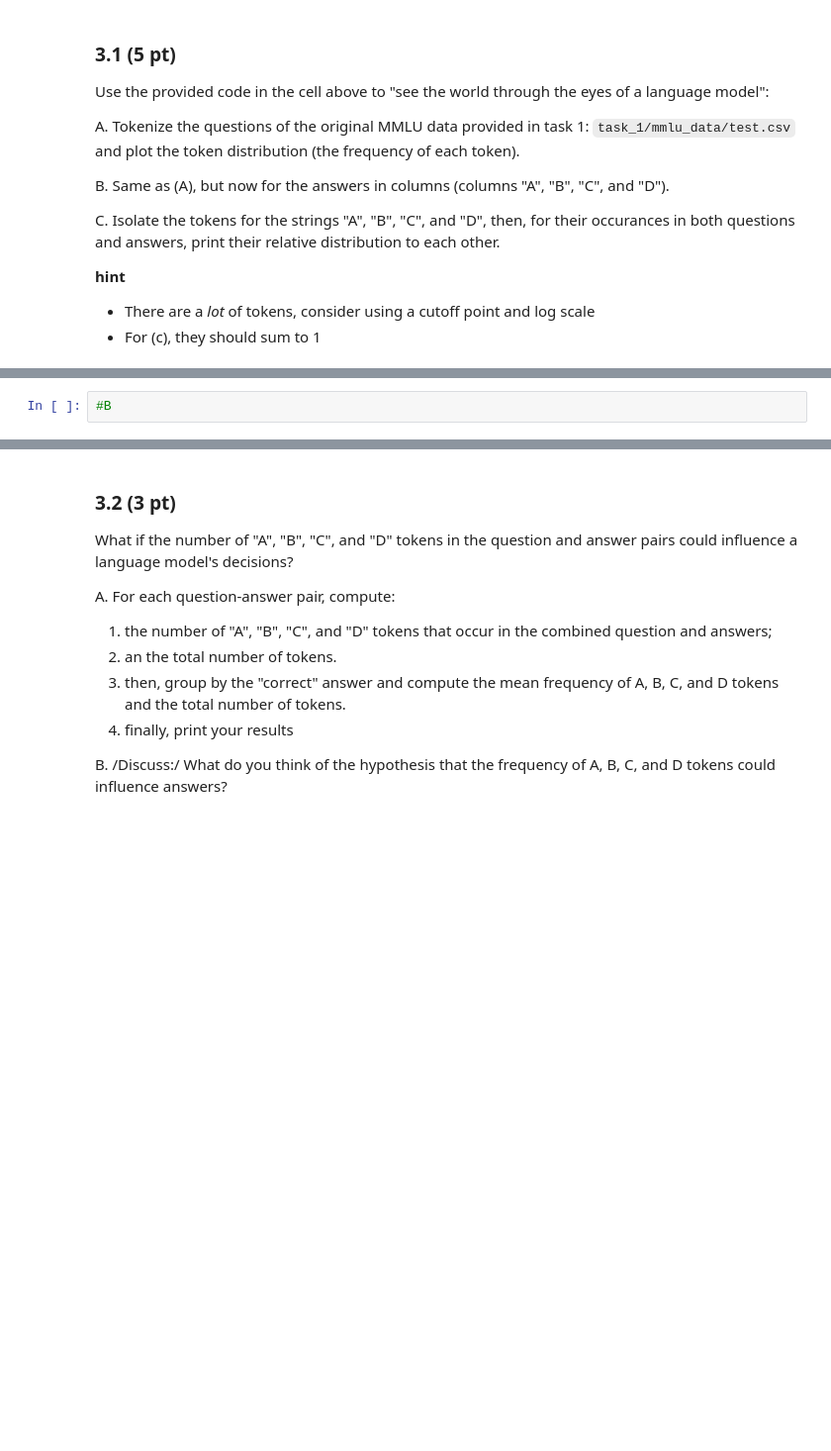
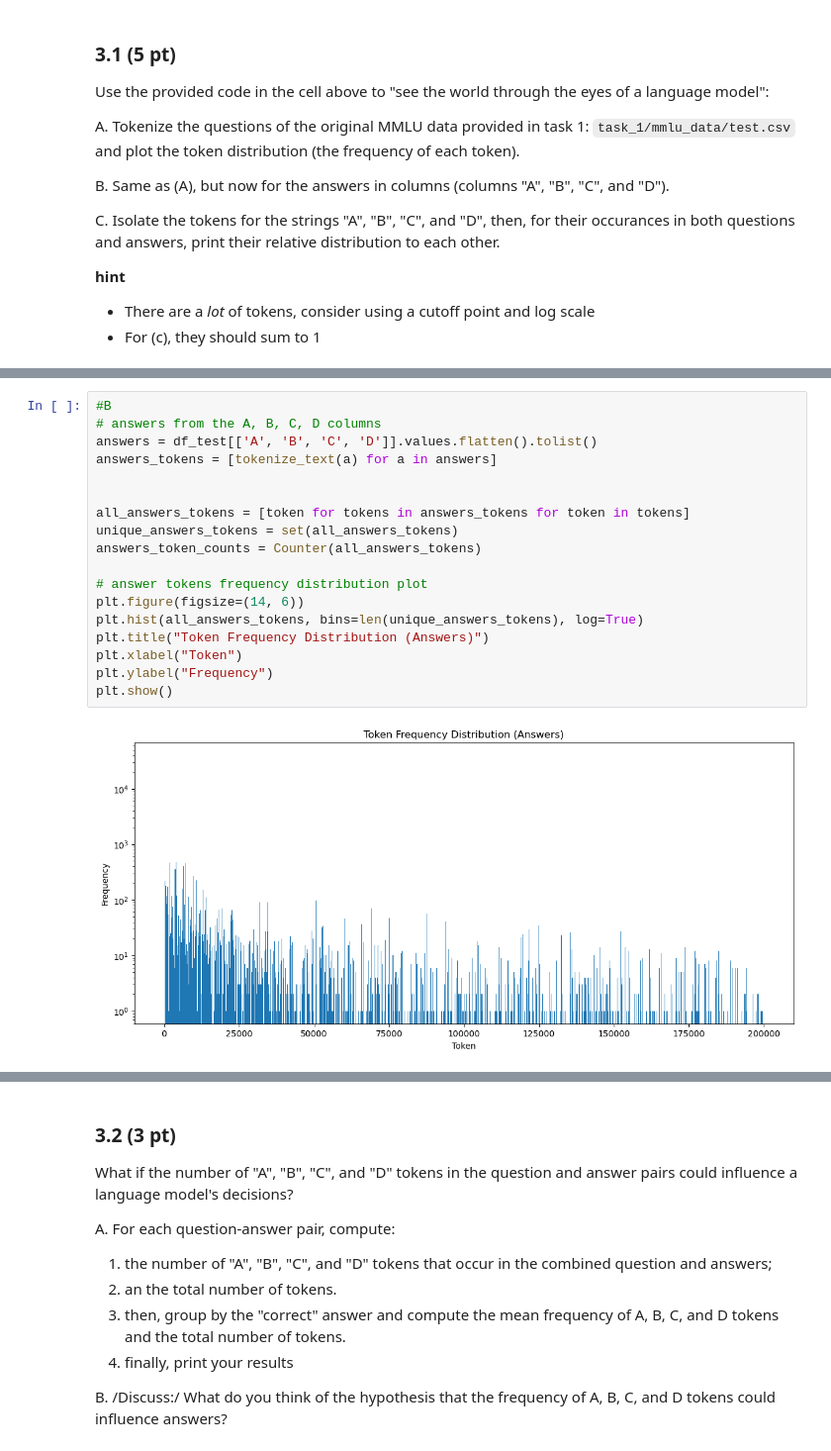
Before and after one commit to martinwss1337/Cliniques, a Jupyter notebook: clinic1/DA-clinic1-empty.ipynb, the cells around one changed output, grey strips where cells are left out. Shown: that part at 99% size. Cells and saved outputs as stored; diff of their text form; blank space fills up the shorter version.

```diff
--- a/clinic1/DA-clinic1-empty.ipynb
+++ b/clinic1/DA-clinic1-empty.ipynb
@@ -993,2 +1055,20 @@ C. Isolate the tokens for the strings "A", "B", "C", and "D", then, for their oc
 # %%
 #B
+# answers from the A, B, C, D columns
+answers = df_test[['A', 'B', 'C', 'D']].values.flatten().tolist()
+answers_tokens = [tokenize_text(a) for a in answers]
+
+
+all_answers_tokens = [token for tokens in answers_tokens for token in tokens]
+unique_answers_tokens = set(all_answers_tokens)
+answers_token_counts = Counter(all_answers_tokens)
+
+# answer tokens frequency distribution plot
+plt.figure(figsize=(14, 6))
+plt.hist(all_answers_tokens, bins=len(unique_answers_tokens), log=True)
+plt.title("Token Frequency Distribution (Answers)")
+plt.xlabel("Token")
+plt.ylabel("Frequency")
+plt.show()
+# %% [output]
+[figure, added]
```
Also changed, not shown: parts of 7 cells of this notebook.
